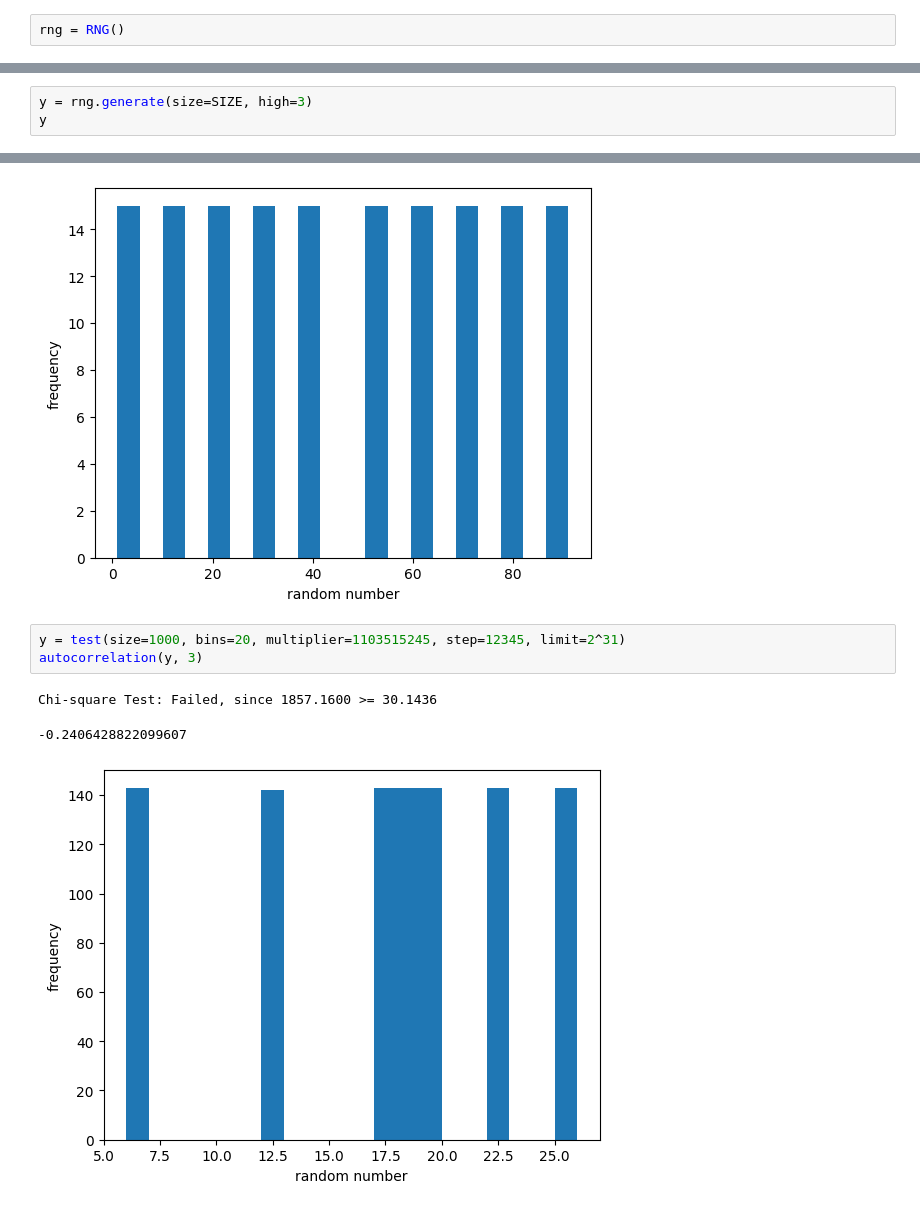
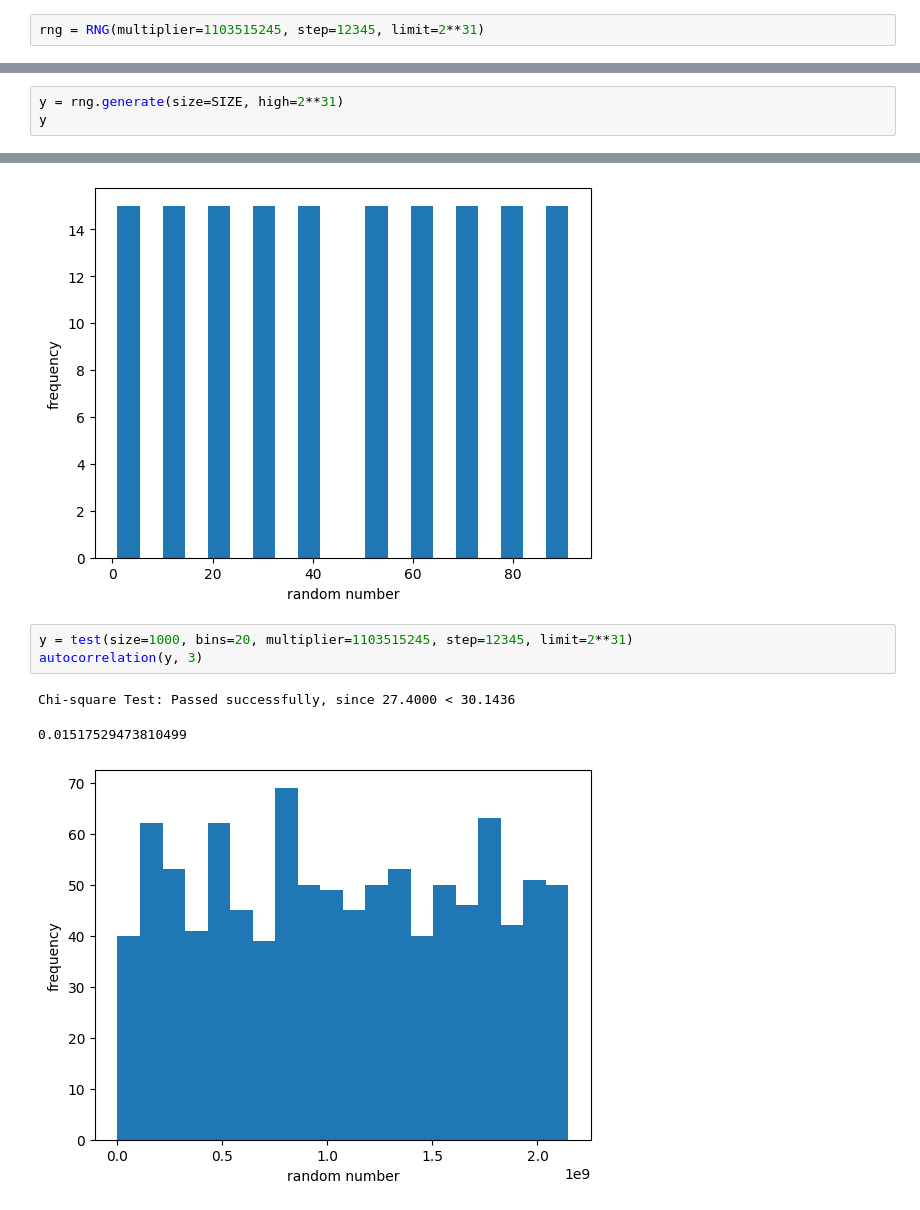
Before and after one commit to Arktetra/notebooks, a Jupyter notebook: 6_random_numbers.ipynb, the cells around one changed output, grey strips where cells are left out. Cells and saved outputs as stored; diff of their text form.

Commit message:
fix limit for ANSI C configuration

```diff
--- a/6_random_numbers.ipynb
+++ b/6_random_numbers.ipynb
@@ -64,6 +64,6 @@ class RNG:
         numbers = [num / self.limit for num in numbers]
         return [num * (high - low) + low for num in numbers]
 # %%
-rng = RNG()
+rng = RNG(multiplier=1103515245, step=12345, limit=2**31)
 # %%
 SIZE = 10
@@ -70,4 +74,4 @@ SIZE = 10
 # %%
-y = rng.generate(size=SIZE, high=3)
+y = rng.generate(size=SIZE, high=2**31)
 y
 # %% [output]
@@ -162,9 +164,9 @@ Chi-square Test: Failed, since 150.0000 >= 30.1436
 -0.2743764172335601
 [figure]
 # %%
-y = test(size=1000, bins=20, multiplier=1103515245, step=12345, limit=2^31)
+y = test(size=1000, bins=20, multiplier=1103515245, step=12345, limit=2**31)
 autocorrelation(y, 3)
 # %% [output]
-Chi-square Test: Failed, since 1857.1600 >= 30.1436
+Chi-square Test: Passed successfully, since 27.4000 < 30.1436
--0.2406428822099607
+0.01517529473810499
-[figure, old version]
+[figure, new version]
```
Also changed, not shown: parts of 4 cells of this notebook.
